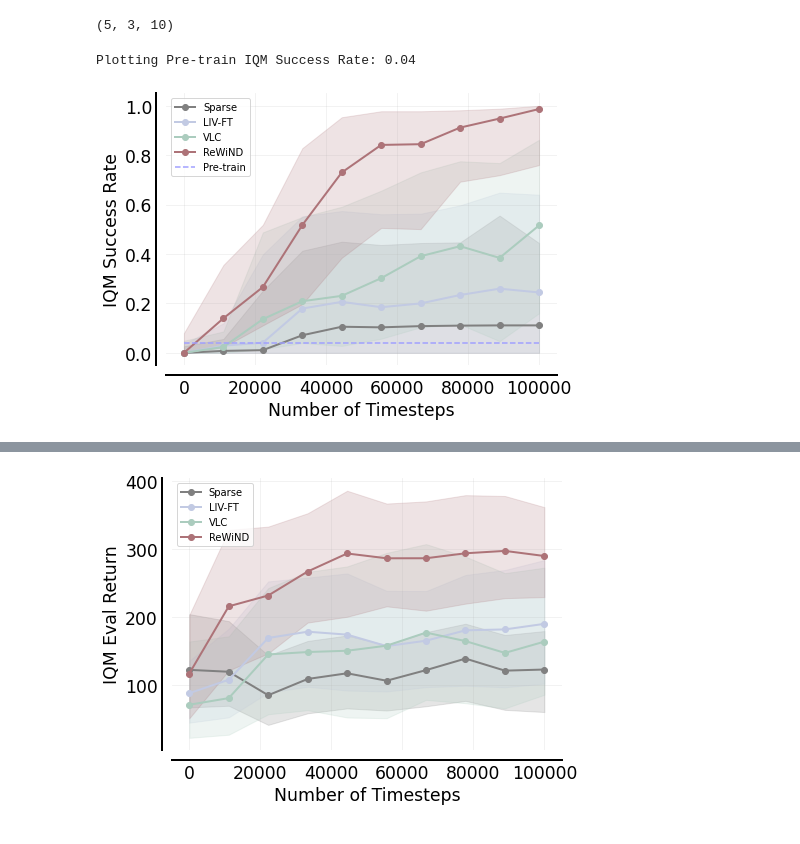
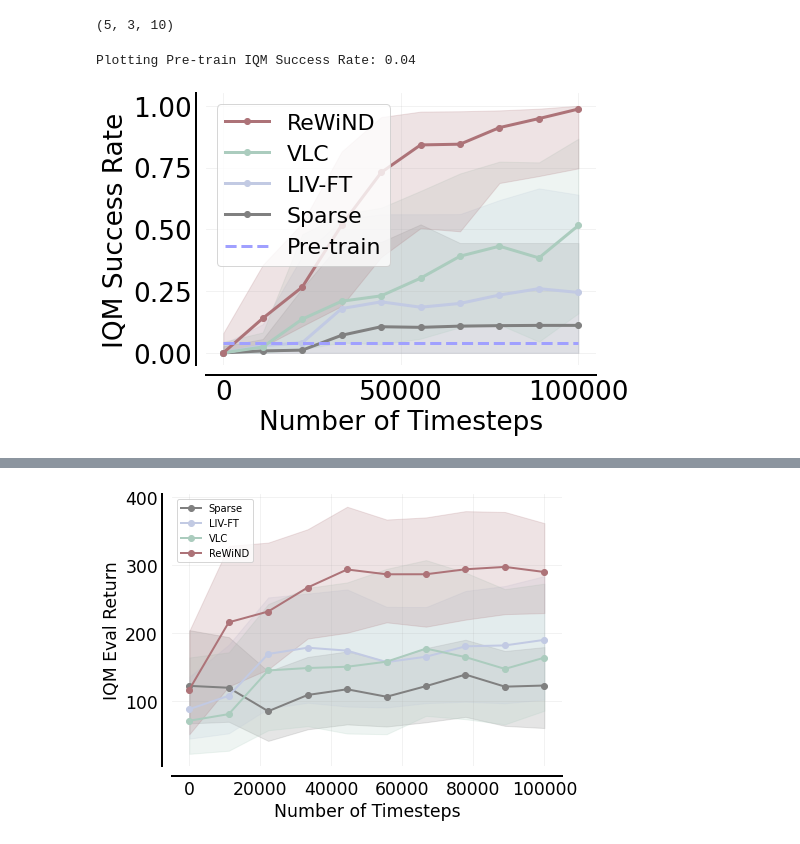
Before and after one commit to jesbu1/RoboCLIPv2, a Jupyter notebook: plotting_scripts/plot_iqm_metaworld.ipynb, the cells around one changed output, grey strips where cells are left out. Drawn from its saved outputs; the diff is of its cells as text; code cells hidden in the pictures.

Commit message:
metaworld iqm ipynb update

```diff
--- a/plotting_scripts/plot_iqm_metaworld.ipynb
+++ b/plotting_scripts/plot_iqm_metaworld.ipynb
@@ -840,38 +840,48 @@ for method_name in processed_reward_history.keys():
 iqm = lambda scores: np.array([metrics.aggregate_iqm(scores[..., frame])
                                for frame in range(scores.shape[-1])])
 
 # Calculate IQM for methods with history
 methods_with_history = {k: v for k, v in aggregate_success_history.items() if k != 'Pre-train'}
 iqm_scores, iqm_cis = rly.get_interval_estimates(
   methods_with_history, iqm, reps=10000)
 
 # Calculate IQM for Pre-train (using final aggregated rates, not history)
 if 'Pre-train' in final_aggregate_success_rates:
     # Aggregate across tasks first, then runs (IQM)
     pretrain_scores_per_task = final_aggregate_success_rates['Pre-train'] # Shape (num_runs, num_tasks)
     pretrain_iqm = metrics.aggregate_iqm(pretrain_scores_per_task) # Aggregate across runs and tasks
 else:
     pretrain_iqm = None
 
 # Plot methods with history
 plot_utils.plot_sample_efficiency_curve(
     common_timesteps, iqm_scores, iqm_cis, algorithms=list(methods_with_history.keys()),
     colors=color_dict,
     xlabel=r'Number of Timesteps',
-    ylabel='IQM Success Rate')
+    ylabel='IQM Success Rate',
+    labelsize='large',
+    ticklabelsize='large',
+    linewidth=3,
+    )
 
 # Add Pre-train as a horizontal line if calculated
 if pretrain_iqm is not None and 'Pre-train' in color_dict:
     plt.hlines(y=pretrain_iqm, xmin=common_timesteps[0], xmax=common_timesteps[-1], color=color_dict['Pre-train'], linestyle='--', label='Pre-train')
     print(f"Plotting Pre-train IQM Success Rate: {pretrain_iqm:.2f}")
 
-# show legend
-plt.legend()
+# show legend with order matching color_dict
+handles, labels = plt.gca().get_legend_handles_labels()
+# Reorder according to color_dict keys reversed
+ordered_indices = [labels.index(method) for method in list(reversed(color_dict.keys())) if method in labels]
+ordered_handles = [handles[i] for i in ordered_indices]
+ordered_labels = [labels[i] for i in ordered_indices]
+plt.legend(ordered_handles, ordered_labels)
+#plt.legend()
 # save pdf
-plt.savefig('iqm_success_rate_curve.pdf')
+plt.savefig('metaworld_success_rate_curve.pdf', bbox_inches='tight')
 # %% [output]
 Plotting Pre-train IQM Success Rate: 0.04
-[figure, old version]
+[figure, new version]
 # %%
 import matplotlib.pyplot as plt
 import numpy as np
```
Also changed, not shown: parts of 1 cell of this notebook.
